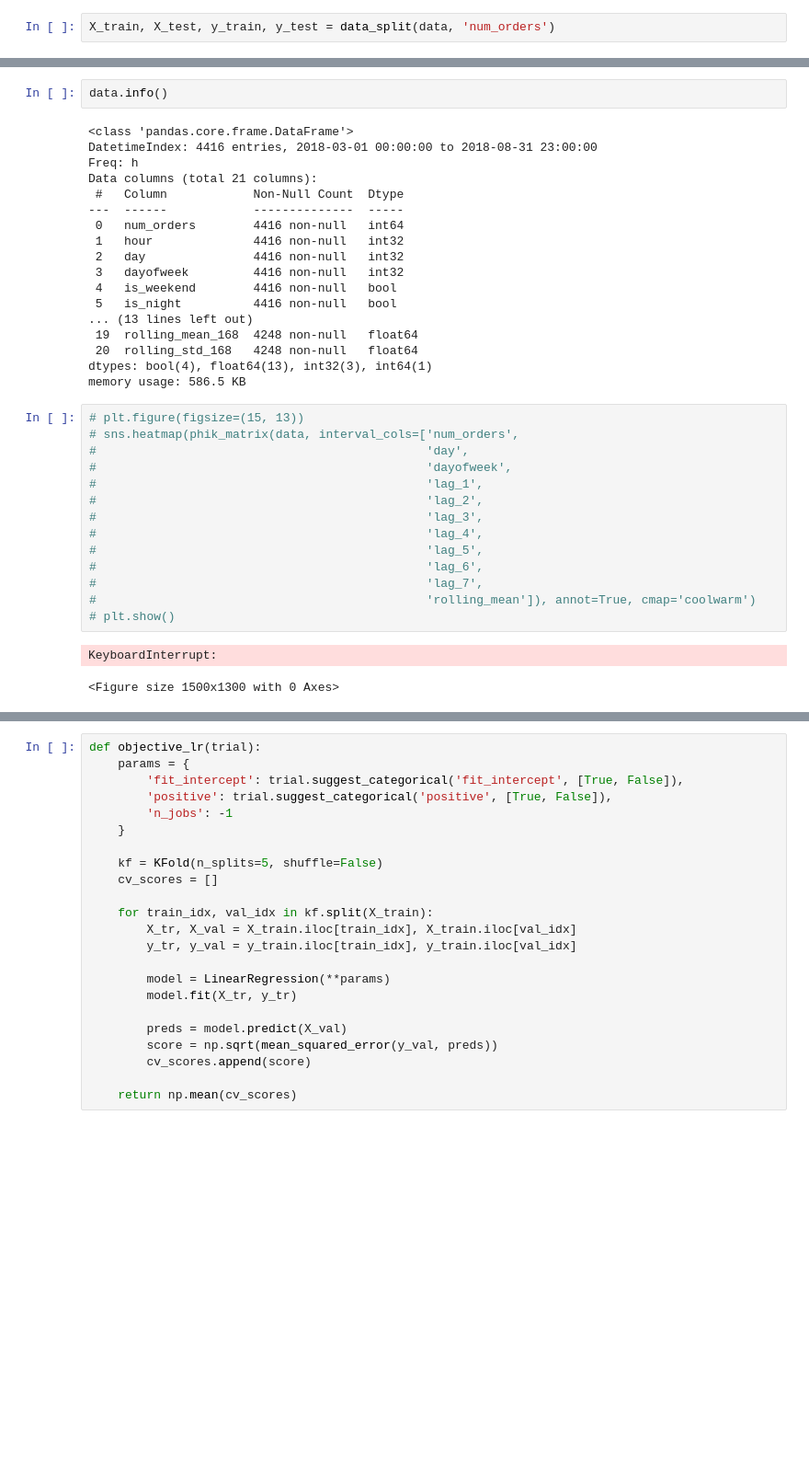
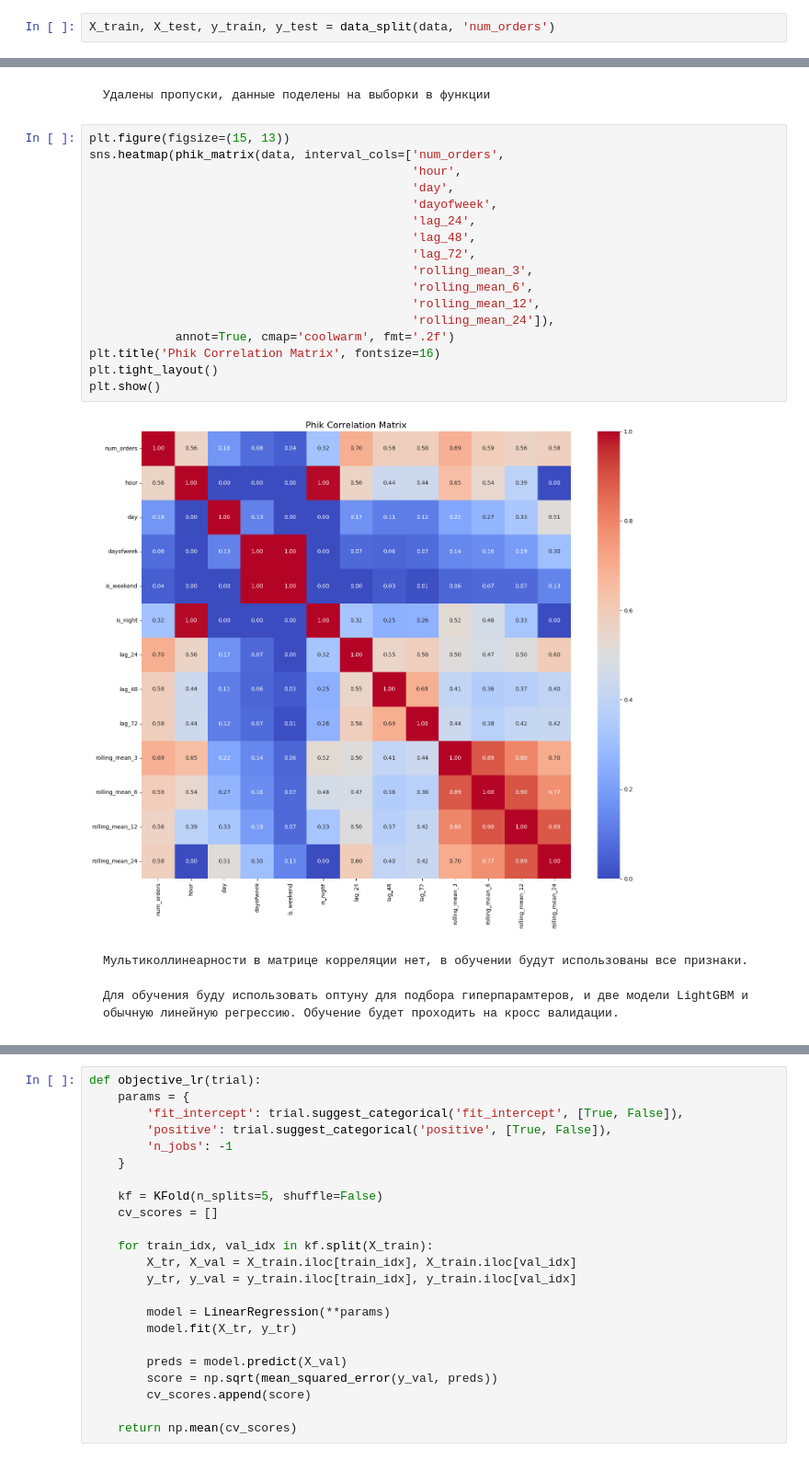
Before and after one commit to wheheheheh/taxi, a Jupyter notebook: main.ipynb, the cells around one changed output, grey strips where cells are left out. Shown at 92% size. Drawn from its saved outputs; the diff is of its cells as text; blank space fills up the shorter version.

```diff
--- a/main.ipynb
+++ b/main.ipynb
@@ -160,40 +185,28 @@ print(X_train.shape, X_test.shape, y_train.shape, y_test.shape)
-# %%
-data.info()
-# %% [output]
-<class 'pandas.core.frame.DataFrame'>
-DatetimeIndex: 4416 entries, 2018-03-01 00:00:00 to 2018-08-31 23:00:00
-Freq: h
-Data columns (total 21 columns):
- #   Column            Non-Null Count  Dtype
----  ------            --------------  -----
- 0   num_orders        4416 non-null   int64
- 1   hour              4416 non-null   int32
- 2   day               4416 non-null   int32
- 3   dayofweek         4416 non-null   int32
- 4   is_weekend        4416 non-null   bool
- 5   is_night          4416 non-null   bool
-... (13 lines left out)
- 19  rolling_mean_168  4248 non-null   float64
- 20  rolling_std_168   4248 non-null   float64
-dtypes: bool(4), float64(13), int32(3), int64(1)
-memory usage: 586.5 KB
+# %% [markdown]
+    Удалены пропуски, данные поделены на выборки в функции
 # %%
-# plt.figure(figsize=(15, 13))
-# sns.heatmap(phik_matrix(data, interval_cols=['num_orders',
-#                                              'day',
-#                                              'dayofweek',
-#                                              'lag_1',
-#                                              'lag_2',
-#                                              'lag_3',
-#                                              'lag_4',
-#                                              'lag_5',
-#                                              'lag_6',
-#                                              'lag_7',
-#                                              'rolling_mean']), annot=True, cmap='coolwarm')
-# plt.show()
+plt.figure(figsize=(15, 13))
+sns.heatmap(phik_matrix(data, interval_cols=['num_orders',
+                                             'hour',
+                                             'day',
+                                             'dayofweek',
+                                             'lag_24',
+                                             'lag_48',
+                                             'lag_72',
+                                             'rolling_mean_3',
+                                             'rolling_mean_6',
+                                             'rolling_mean_12',
+                                             'rolling_mean_24']),
+            annot=True, cmap='coolwarm', fmt='.2f')
+plt.title('Phik Correlation Matrix', fontsize=16)
+plt.tight_layout()
+plt.show()
 # %% [output]
-KeyboardInterrupt:
-<Figure size 1500x1300 with 0 Axes>
+[figure, added]
+# %% [markdown]
+    Мультиколлинеарности в матрице корреляции нет, в обучении будут использованы все признаки.
+
+    Для обучения буду использовать оптуну для подбора гиперпарамтеров, и две модели LightGBM и обычную линейную регрессию. Обучение будет проходить на кросс валидации.
 # %%
 def objective_lgb(trial):
     params = {
```
Also changed, not shown: parts of 29 cells of this notebook.
